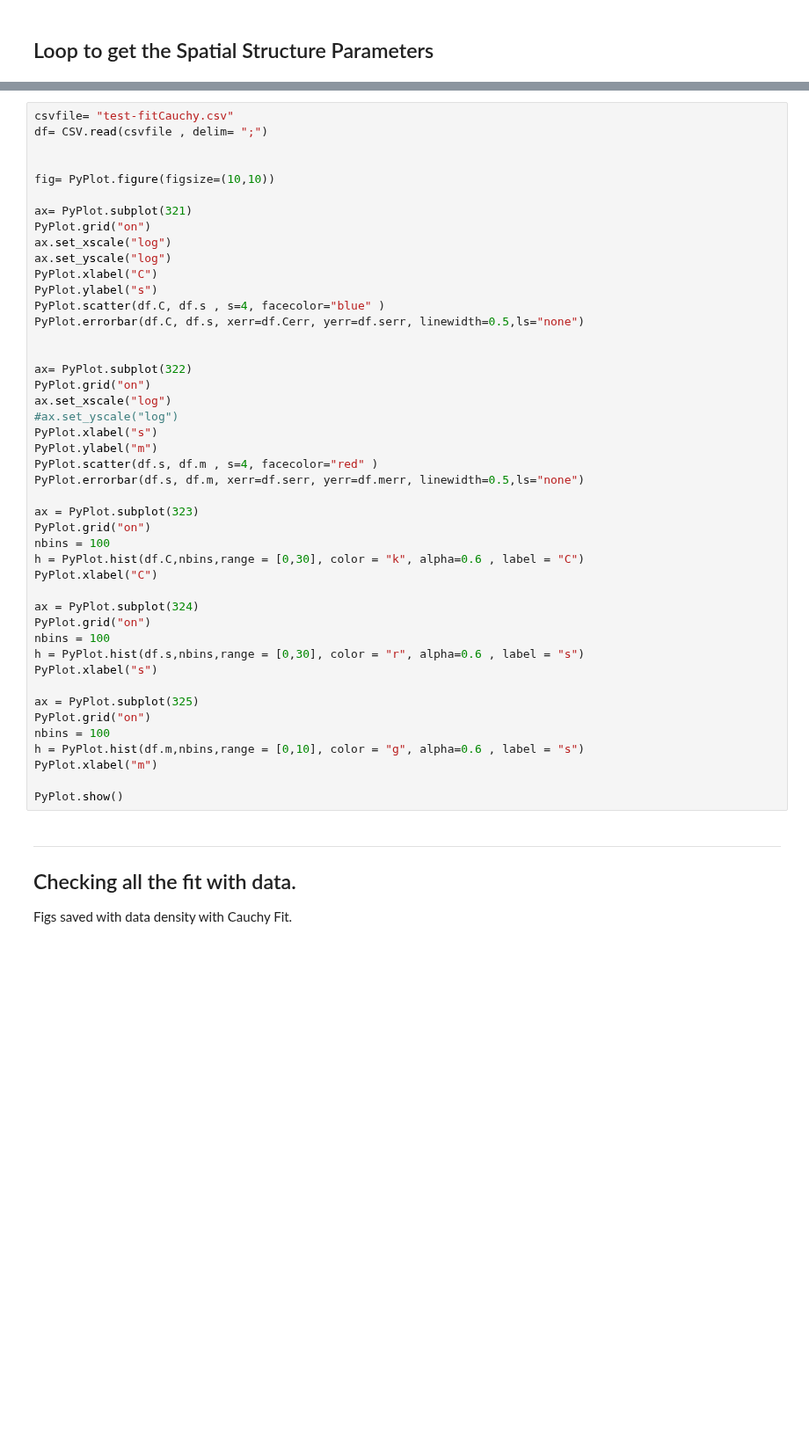
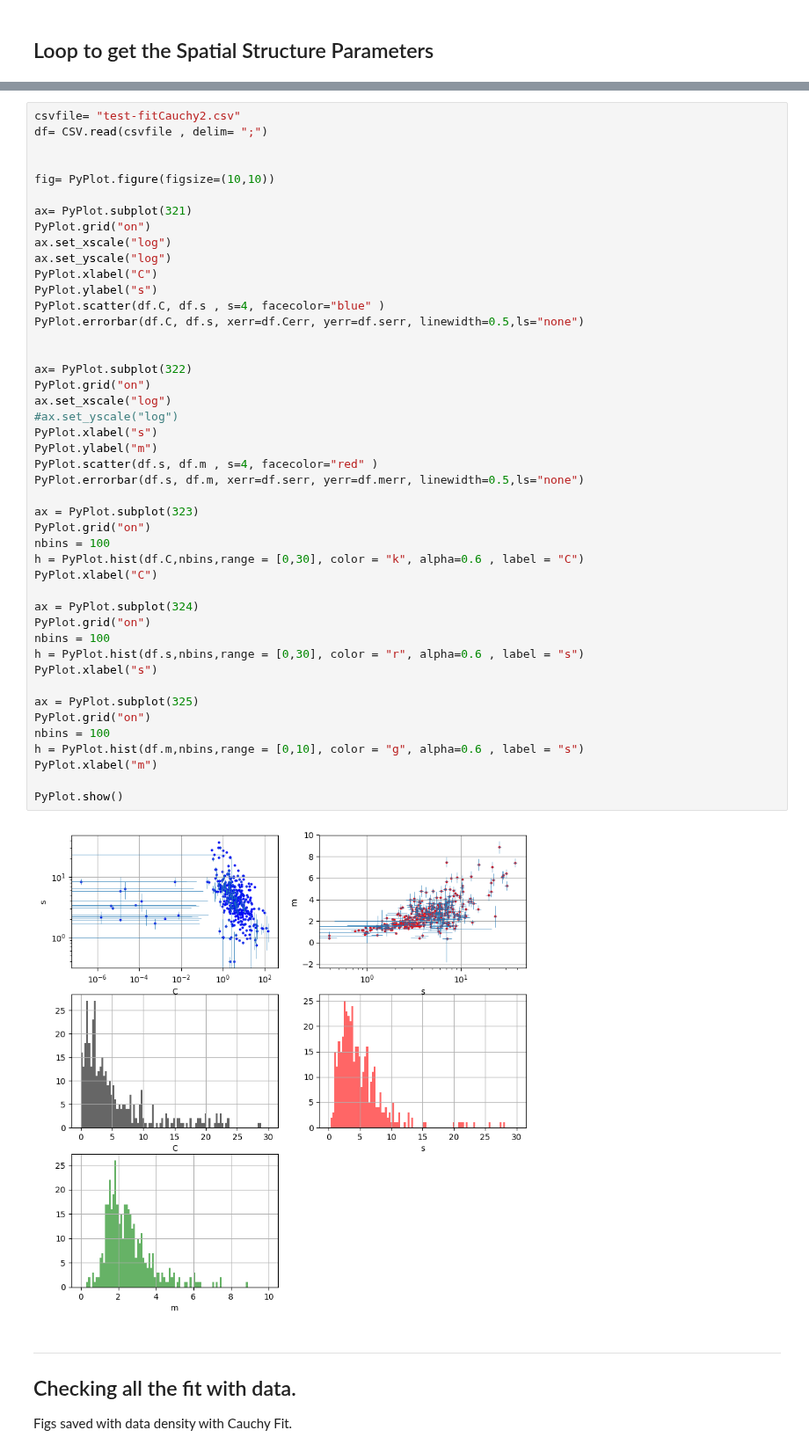
Before and after one commit to bosscha/gaia-shock, a Jupyter notebook: notebooks/analysis/loop_SpatialStructure.ipynb, the cells around one changed output, grey strips where cells are left out. Shown at 88% size. Drawn from its saved outputs; the diff is of its cells as text; blank space fills up the shorter version.

```diff
--- a/notebooks/analysis/loop_SpatialStructure.ipynb
+++ b/notebooks/analysis/loop_SpatialStructure.ipynb
@@ -69,5 +76,5 @@ end
 # %%
-csvfile= "test-fitCauchy.csv"
+csvfile= "test-fitCauchy2.csv"
 df= CSV.read(csvfile , delim= ";")
 
 
@@ -84,33 +91,35 @@ PyPlot.errorbar(df.C, df.s, xerr=df.Cerr, yerr=df.serr, linewidth=0.5,ls="none")
 
 
 ax= PyPlot.subplot(322)
 PyPlot.grid("on")
 ax.set_xscale("log")
 #ax.set_yscale("log")
 PyPlot.xlabel("s")
 PyPlot.ylabel("m")
 PyPlot.scatter(df.s, df.m , s=4, facecolor="red" )
 PyPlot.errorbar(df.s, df.m, xerr=df.serr, yerr=df.merr, linewidth=0.5,ls="none")
 
 ax = PyPlot.subplot(323)
 PyPlot.grid("on")
 nbins = 100
 h = PyPlot.hist(df.C,nbins,range = [0,30], color = "k", alpha=0.6 , label = "C")
 PyPlot.xlabel("C")
 
 ax = PyPlot.subplot(324)
 PyPlot.grid("on")
 nbins = 100
 h = PyPlot.hist(df.s,nbins,range = [0,30], color = "r", alpha=0.6 , label = "s")
 PyPlot.xlabel("s")
 
 ax = PyPlot.subplot(325)
 PyPlot.grid("on")
 nbins = 100
 h = PyPlot.hist(df.m,nbins,range = [0,10], color = "g", alpha=0.6 , label = "s")
 PyPlot.xlabel("m")
 
 PyPlot.show()
+# %% [output]
+[figure, added]
 # %% [markdown]
 --------------
 ## Checking all the fit with data.
```
Also changed, not shown: parts of 4 cells of this notebook, 3 other files.
